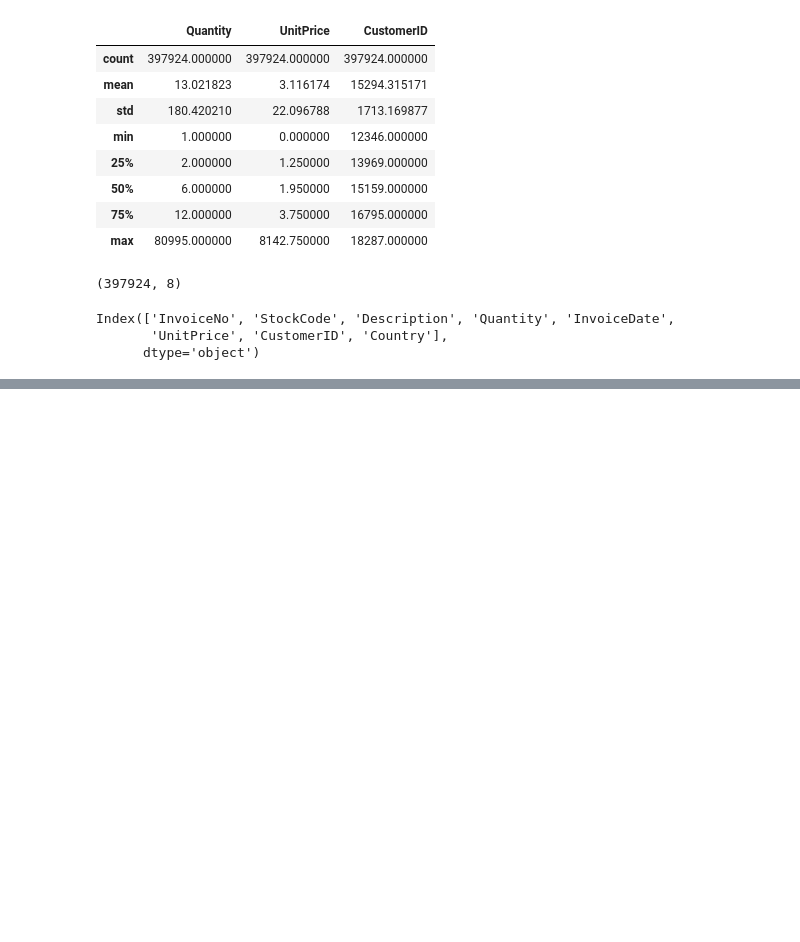
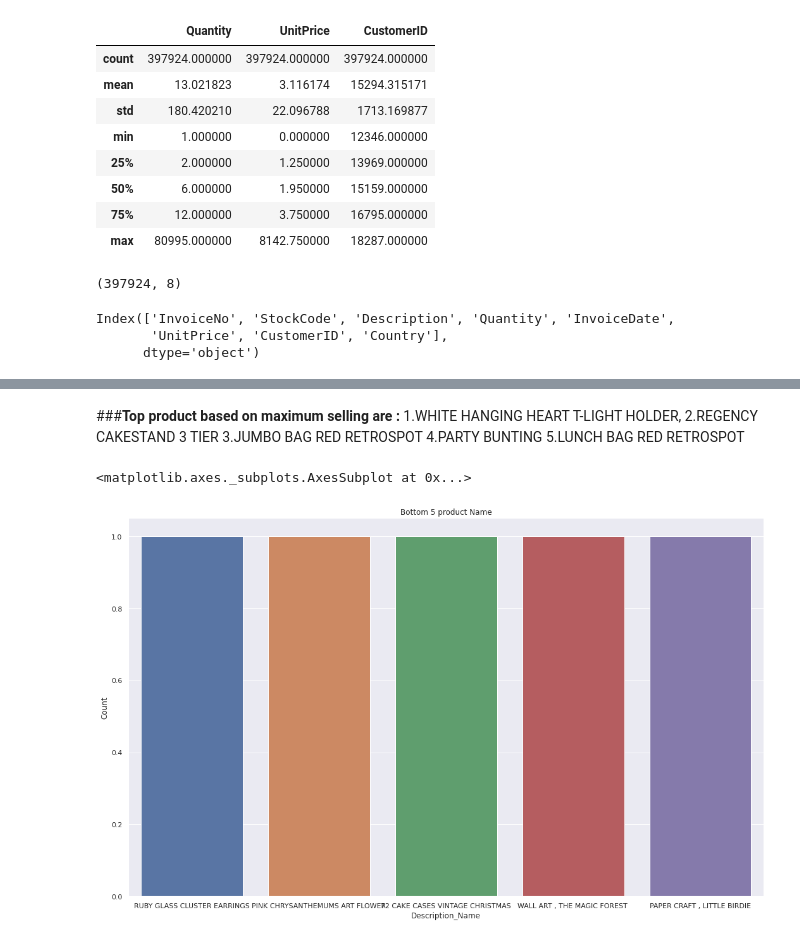
Before and after one commit to Sarthak-Gupta17/Online-Retail-customer-segmentation, a Jupyter notebook: Online_Retail_customer_segmentation.ipynb, the cells around one changed output, grey strips where cells are left out. Cells and saved outputs as stored; diff of their text form; code cells hidden in the pictures; blank space fills up the shorter version.

```diff
--- a/Online_Retail_customer_segmentation.ipynb
+++ b/Online_Retail_customer_segmentation.ipynb
@@ -145,0 +177,14 @@ Index(['InvoiceNo', 'StockCode', 'Description', 'Quantity', 'InvoiceDate',
+# %% [markdown]
+###**Top product  based on maximum selling  are :**
+    1.WHITE HANGING HEART T-LIGHT HOLDER,
+    2.REGENCY CAKESTAND 3 TIER
+    3.JUMBO BAG RED RETROSPOT
+    4.PARTY BUNTING
+    5.LUNCH BAG RED RETROSPOT
+# %%
+plt.figure(figsize=(18,11))
+plt.title('Bottom 5 product Name')
+sns.barplot(x='Description_Name',y='Count',data=Description_df[-5:])
+# %% [output]
+<matplotlib.axes._subplots.AxesSubplot at 0x...>
+[figure, added]
```
Also changed, not shown: parts of 8 cells of this notebook.
